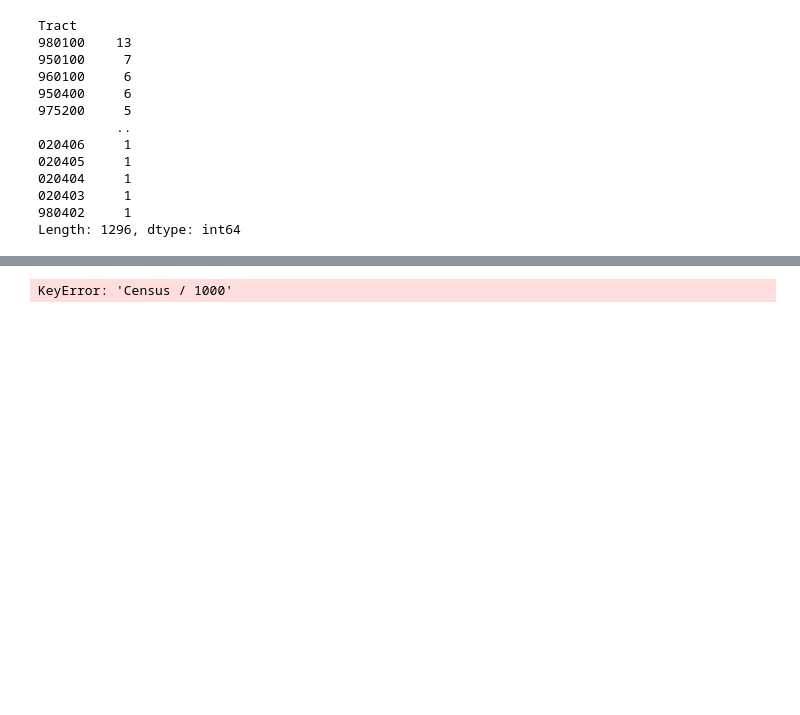
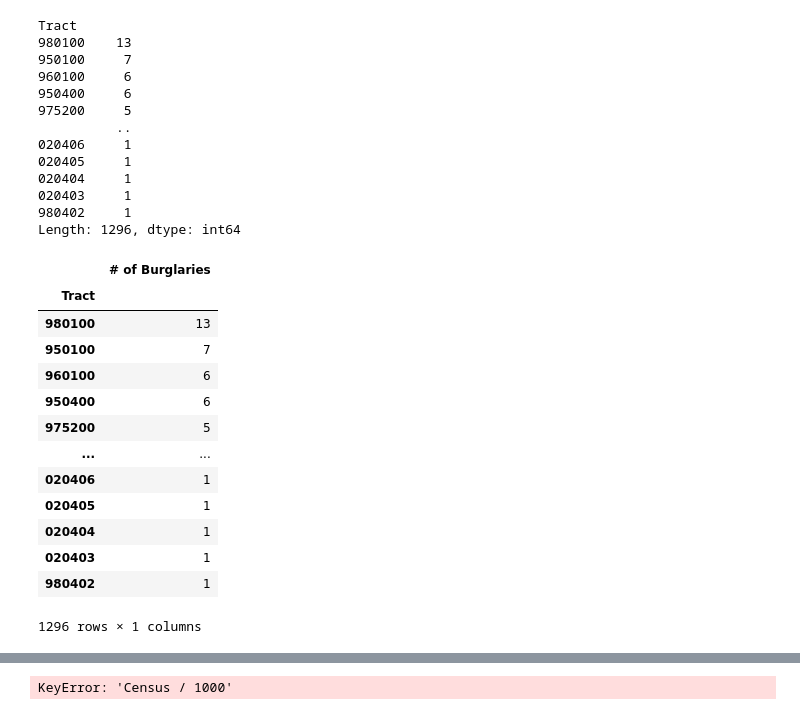
Before and after one commit to nss-data-science-cohort-6/api_project-pizza_twizzlers, a Jupyter notebook: API Pizza Twizzlers.ipynb, the cells around one changed output, grey strips where cells are left out. Drawn from its saved outputs; the diff is of its cells as text; code cells hidden in the pictures; blank space fills up the shorter version.

```diff
--- a/API Pizza Twizzlers.ipynb
+++ b/API Pizza Twizzlers.ipynb
@@ -364,3 +349,22 @@ Tract
 020403     1
 980402     1
 Length: 1296, dtype: int64
+# %%
+tn_census_tract_burglaries_df = pd.DataFrame(tn_census_tract_burglaries)
+tn_census_tract_burglaries_df = tn_census_tract_burglaries_df.rename(columns={0:'# of Burglaries'})
+tn_census_tract_burglaries_df
+# %% [output]
+|  | # of Burglaries |
+| Tract |  |
+| 980100 | 13 |
+| 950100 | 7 |
+| 960100 | 6 |
+| 950400 | 6 |
+| 975200 | 5 |
+| ... | ... |
+| 020406 | 1 |
+| 020405 | 1 |
+| 020404 | 1 |
+| 020403 | 1 |
+| 980402 | 1 |
+1296 rows × 1 columns
```
Also changed, not shown: parts of 19 cells of this notebook.
